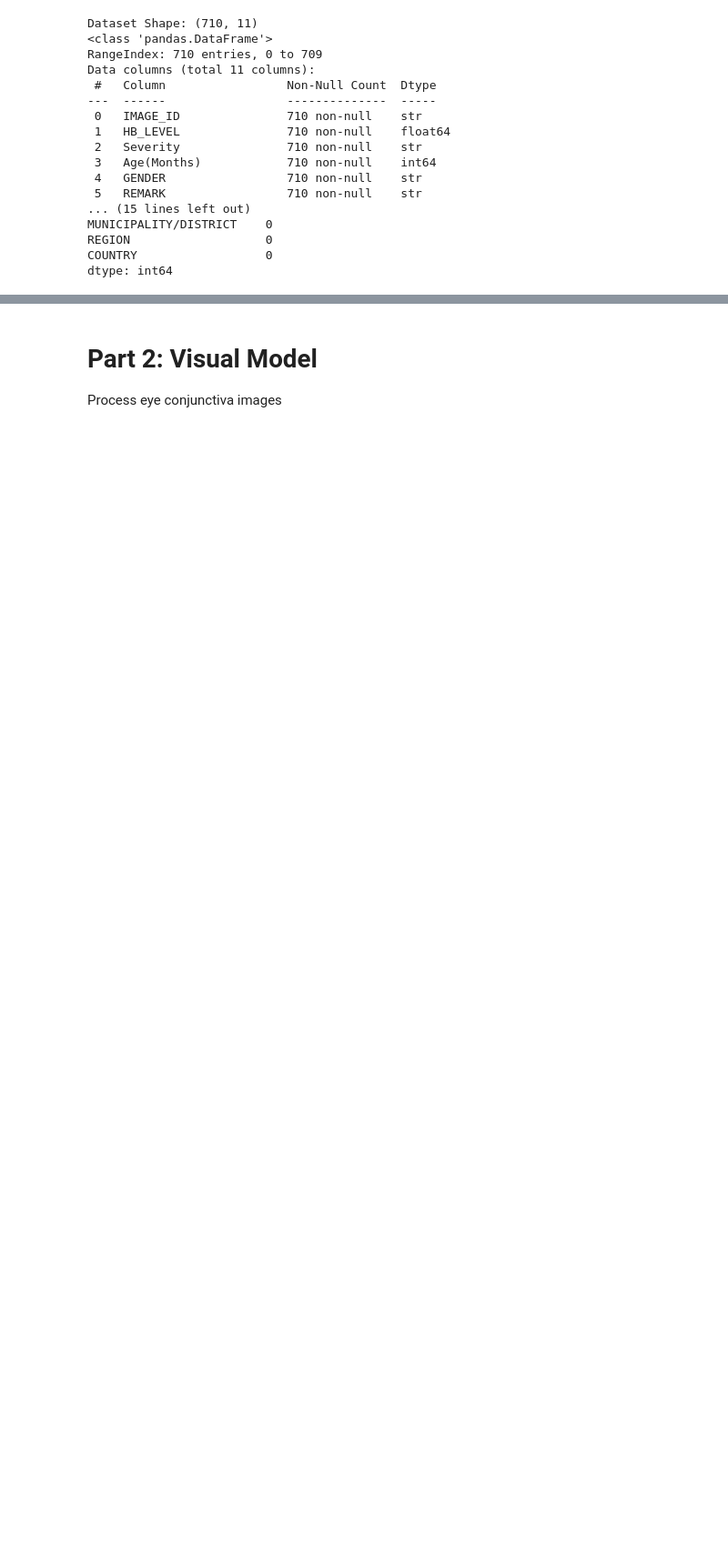
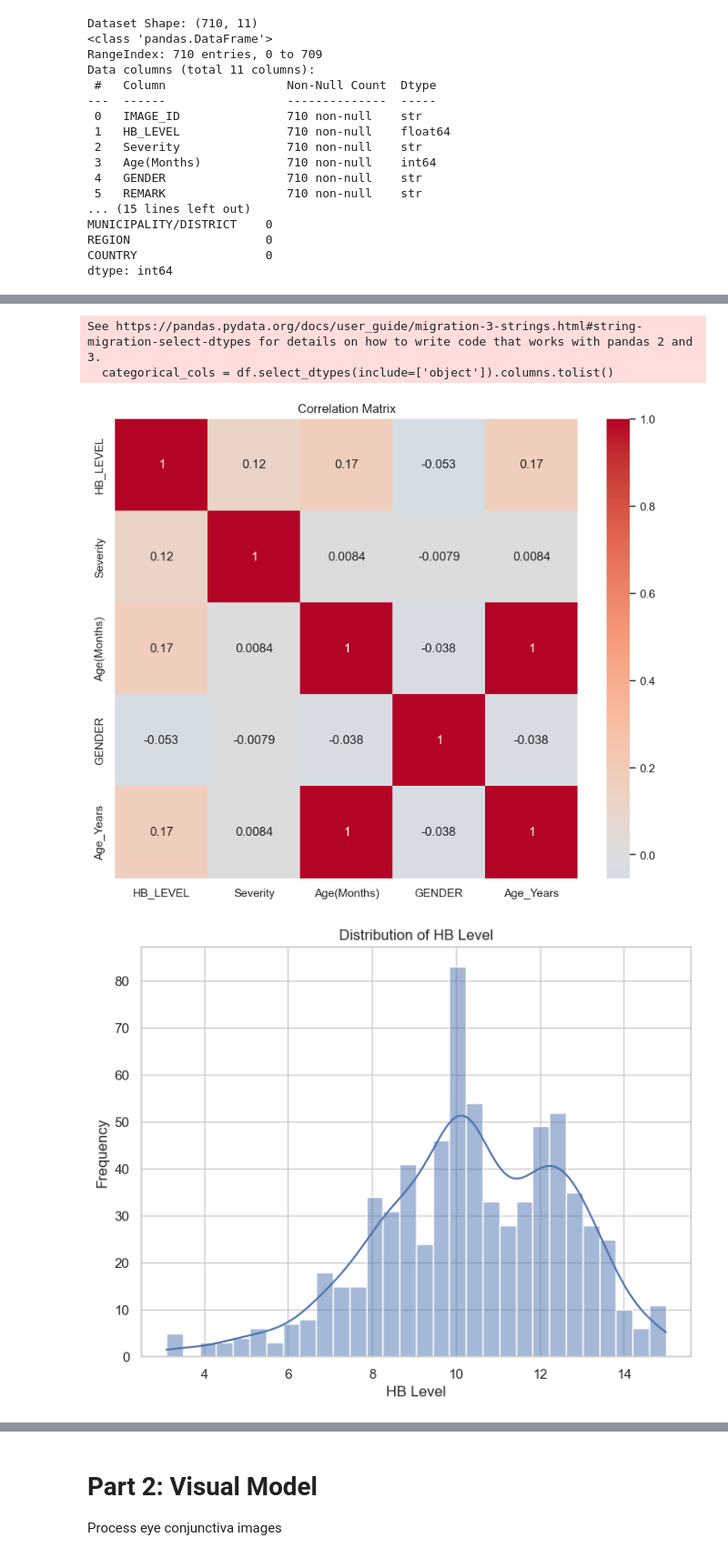
Before and after one commit to nitekar/Bari, a Jupyter notebook: Notebook/Bari.ipynb, the cells around one changed output, grey strips where cells are left out. Shown at 91% size. Saved outputs shown, nothing was run; the diff lists cells and outputs as text; code cells hidden in the pictures; blank space fills up the shorter version.

```diff
--- a/Notebook/Bari.ipynb
+++ b/Notebook/Bari.ipynb
@@ -140,12 +63,0 @@ for col in numeric_cols:
-# %%
-def cap_outliers(series):
-    Q1 = series.quantile(0.25)
-    Q3 = series.quantile(0.75)
-    IQR = Q3 - Q1
-    lower = Q1 - 1.5*IQR
-    upper = Q3 + 1.5*IQR
-    return np.clip(series, lower, upper)
-
-for col in numeric_cols:
-    if col != "Anemia":
-        df[col] = cap_outliers(df[col])
@@ -168,6 +63,0 @@ df.groupby("Severity")["HB_LEVEL"].describe()
-# %%
-if "Hemoglobin" in df.columns and "RBC" in df.columns:
-    df["Hb_RBC_Ratio"] = df["Hemoglobin"] / df["RBC"]
-# %%
-if "Gender" in df.columns:
-    df["Gender"] = df["Gender"].map({"Male":0, "Female":1})
@@ -353,0 +72,57 @@ weighted avg       1.00      1.00      1.00       142
+# %%
+df['Age_Years'] = df['Age(Months)'] / 12
+# %%
+from sklearn.preprocessing import LabelEncoder
+
+# Step 1: Clean column names (strip whitespace)
+df.columns = df.columns.str.strip()
+
+# Step 2: Identify categorical columns (e.g., GENDER, HOSPITAL, etc.)
+categorical_cols = df.select_dtypes(include=['object']).columns.tolist()
+print("Categorical columns:", categorical_cols)
+
+# Step 3: Encode all categorical columns
+label_encoders = {}
+for col in categorical_cols:
+    le = LabelEncoder()
+    df[col] = le.fit_transform(df[col])
+    label_encoders[col] = le  # Store if needed later
+print("Encoded categorical columns.")
+
+# Step 4: Drop unused columns (e.g., metadata)
+columns_to_drop = ['IMAGE_ID', 'REMARK', 'HOSPITAL', 'CITY/TOWN', 'MUNICIPALITY/DISTRICT', 'REGION', 'COUNTRY']  # Adjust as needed
+df.drop(columns=columns_to_drop,inplace=True)
+
+# Step 5: Compute correlation matrix
+corr_matrix = df.corr()
+
+# Plot correlation matrix
+plt.figure(figsize=(10, 8))
+sns.heatmap(corr_matrix, annot=True, cmap='coolwarm', center=0)
+plt.title('Correlation Matrix')
+plt.show()
+
+# Step 6: Visualize distributions
+# Histogram for HB_LEVEL
+plt.figure(figsize=(8, 6))
+sns.histplot(df['HB_LEVEL'], kde=True, bins=30)
+plt.title('Distribution of HB Level')
+plt.xlabel('HB Level')
+plt.ylabel('Frequency')
+plt.show()
+
+# Histogram for Age
+plt.figure(figsize=(8, 6))
+sns.histplot(df['Age(Months)'], kde=True, bins=30)
+plt.title('Distribution of Age (Moths)')
+plt.xlabel('Age (Months)')
+plt.ylabel('Frequency')
+plt.show()
+
+# Step 7: Check for outliers or skew
+# For example, check skewness
+print("\nSkewness of HB_LEVEL:", df['HB_LEVEL'].skew())
+print("Skewness of Age (Years):", df['Age_Years'].skew())
+
+# Once satisfied, you can proceed with stratified 5-fold cross-validation
+# %% [output]
@@ -353,0 +131,4 @@ weighted avg       1.00      1.00      1.00       142
+See https://pandas.pydata.org/docs/user_guide/migration-3-strings.html#string-migration-select-dtypes for details on how to write code that works with pandas 2 and 3.
+  categorical_cols = df.select_dtypes(include=['object']).columns.tolist()
+[figure, added]
+[figure, added]
```
Also changed, not shown: parts of 62 cells of this notebook, 6 other files.
